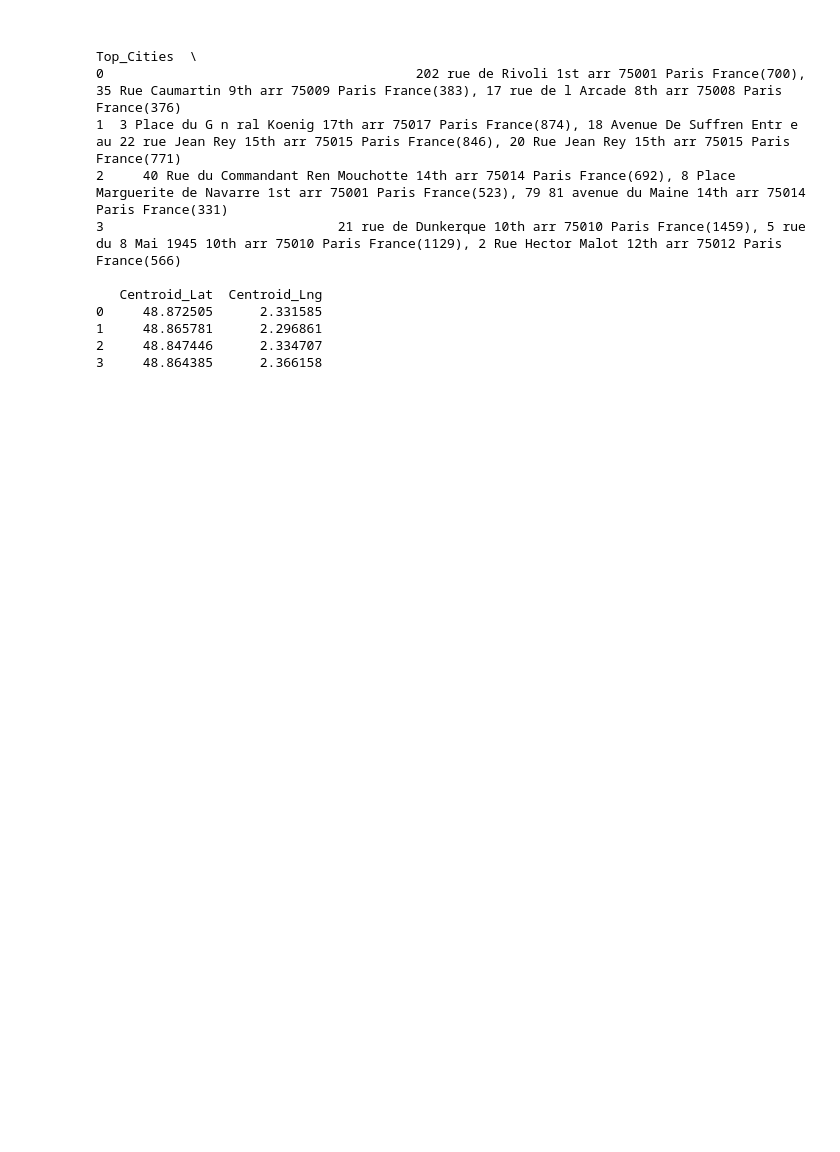
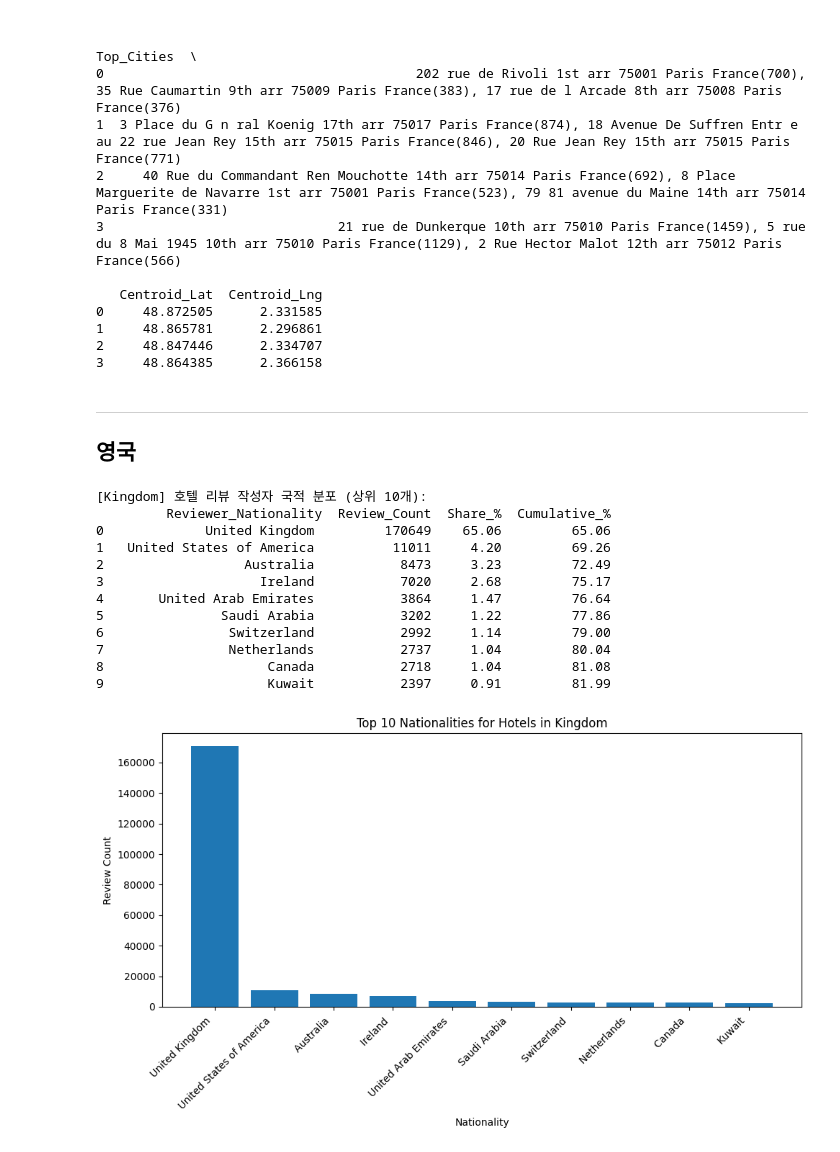
Before and after one commit to zehye/Final-Team5, a Jupyter notebook: 파이널_프로젝트_5팀(리뷰어국적&호텔위치와_평점간의_관계).ipynb, the cells around one changed output. Saved outputs shown, nothing was run; the diff lists cells and outputs as text; code cells hidden in the pictures; blank space fills up the shorter version.

```diff
--- a/파이널_프로젝트_5팀(리뷰어국적&호텔위치와_평점간의_관계).ipynb
+++ b/파이널_프로젝트_5팀(리뷰어국적&호텔위치와_평점간의_관계).ipynb
@@ -1073,3 +1073,74 @@ print(cluster_summary)
 1     48.865781      2.296861
 2     48.847446      2.334707
 3     48.864385      2.366158
+# %% [markdown]
+----
+## 영국
+# %%
+#영국 호텔에 리뷰남긴 리뷰어 국적 수
+import pandas as pd
+import numpy as np
+import matplotlib.pyplot as plt
+
+def extract_country_suffix(address: str) -> str | None:
+    """주소 문자열 끝에서 국가명을 안정적으로 추출 (긴 이름부터 매칭)."""
+    if not isinstance(address, str):
+        return None
+    a = address.strip()
+    # 긴 이름을 우선 비교
+    for c in sorted(hotel_country_counts['Country'], key=len, reverse=True):
+        if a.endswith(c):
+            return c
+    # 그래도 못 찾으면 마지막 콤마 구분 토큰을 fallback으로 사용
+    parts = [p.strip() for p in a.split(",") if p.strip()]
+    if parts:
+        return parts[-1]
+    return None
+
+uk = df[df["Country"] == 'Kingdom'].copy()
+
+# =========================
+# 3) 국적별 리뷰 수/비율 집계
+# =========================
+nat_counts = (
+    uk.groupby("Reviewer_Nationality")
+      .size()
+      .reset_index(name="Review_Count")
+      .sort_values("Review_Count", ascending=False)
+      .reset_index(drop=True)
+)
+
+total = nat_counts["Review_Count"].sum()
+nat_counts["Share_%"] = (nat_counts["Review_Count"] / total * 100).round(2)
+nat_counts["Cumulative_%"] = nat_counts["Share_%"].cumsum().round(2)
+
+print(f"[{'Kingdom'}] 호텔 리뷰 작성자 국적 분포 (상위 10개):")
+print(nat_counts.head(10))
+
+
+# =========================
+# 4) 상위 N개 바 차트 (선택)
+# =========================
+top = nat_counts.head(10)
+plt.figure(figsize=(10, 6))
+plt.bar(top["Reviewer_Nationality"], top["Review_Count"])  # 색상 지정 안 함(기본값)
+plt.xticks(rotation=45, ha="right")
+plt.xlabel("Nationality")
+plt.ylabel("Review Count")
+plt.title(f"Top {10} Nationalities for Hotels in {'Kingdom'}")
+plt.tight_layout()
+plt.show()
+# %% [output]
+[Kingdom] 호텔 리뷰 작성자 국적 분포 (상위 10개):
+         Reviewer_Nationality  Review_Count  Share_%  Cumulative_%
+0             United Kingdom         170649    65.06         65.06
+1   United States of America          11011     4.20         69.26
+2                  Australia           8473     3.23         72.49
+3                    Ireland           7020     2.68         75.17
+4       United Arab Emirates           3864     1.47         76.64
+5               Saudi Arabia           3202     1.22         77.86
+6                Switzerland           2992     1.14         79.00
+7                Netherlands           2737     1.04         80.04
+8                     Canada           2718     1.04         81.08
+9                     Kuwait           2397     0.91         81.99
+[figure, added]
```
Also changed, not shown: parts of 18 cells of this notebook.
